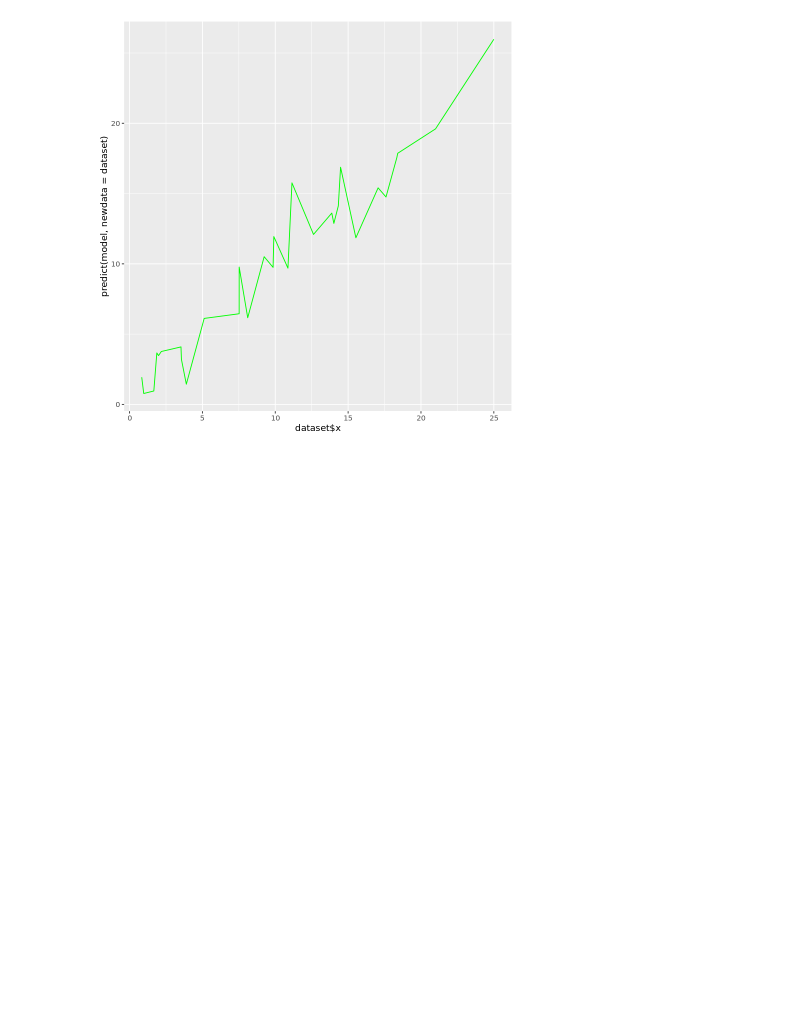
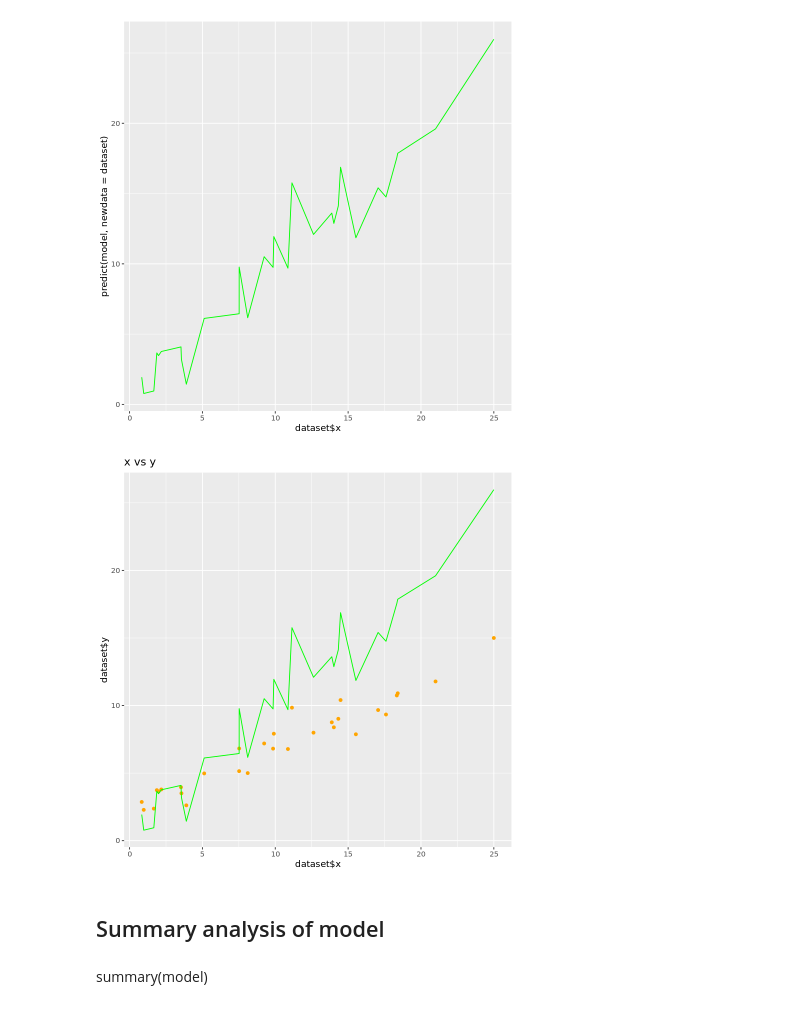
Before and after one commit to NoahKoenigs/R_linear_modeling, a Jupyter notebook: assignments/R_linear_regrex.ipynb, the cells around one changed output. Cells and saved outputs as stored; diff of their text form; code cells hidden in the pictures; blank space fills up the shorter version.

Commit message:
just need to figure out the line

```diff
--- a/assignments/R_linear_regrex.ipynb
+++ b/assignments/R_linear_regrex.ipynb
@@ -57,6 +54,14 @@ geom_line(aes(x = dataset$x, y = predict(model, newdata = dataset)),
 # %% [output]
 [figure]
 # %%
-library (ggplot2)
+library(ggplot2)
 ggplot() +
-    geom_point(aes(x = dataset$x, y = dataset$y),color = 'orange') + geom_line(aes(x = dataset$x, y = predict(model, newdata = dataset)),color = 'green') + ggtitle(x vs y) + xlab('x') + ylab('y')
+  geom_point(aes(x = dataset$x, y = dataset$y), color = 'orange') +
+  geom_line(aes(x = dataset$x, y = predict(model, newdata = dataset)), color = 'green') +
+  ggtitle("x vs y")
+# %% [output]
+[figure, added]
+# %% [markdown]
+## Summary analysis of model
+# %% [markdown]
+summary(model)
```
Also changed, not shown: parts of 4 cells of this notebook, 4 other files.
